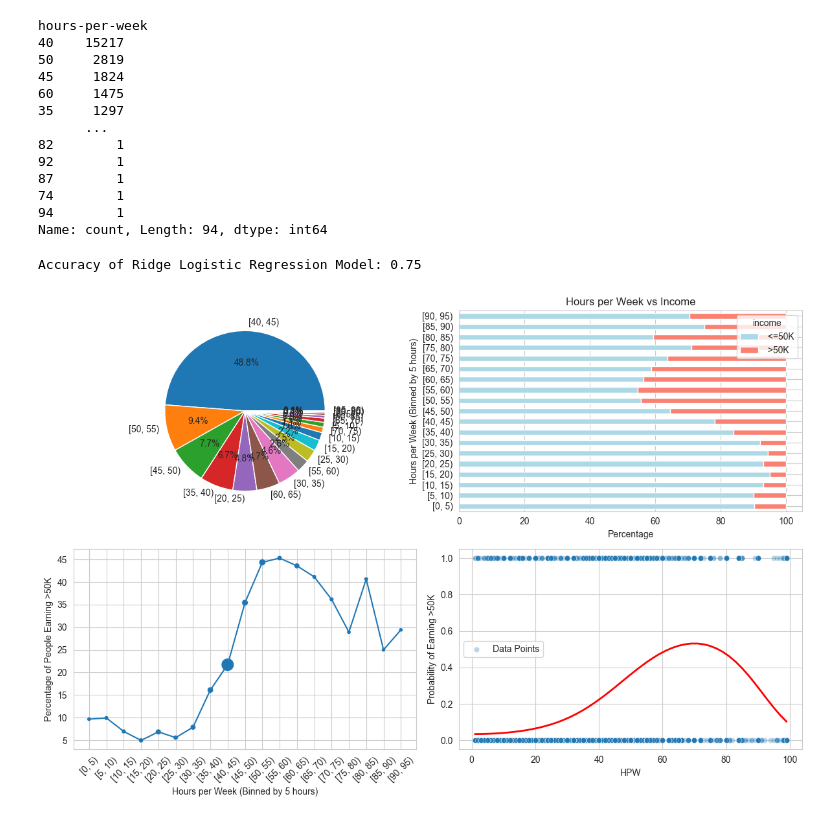
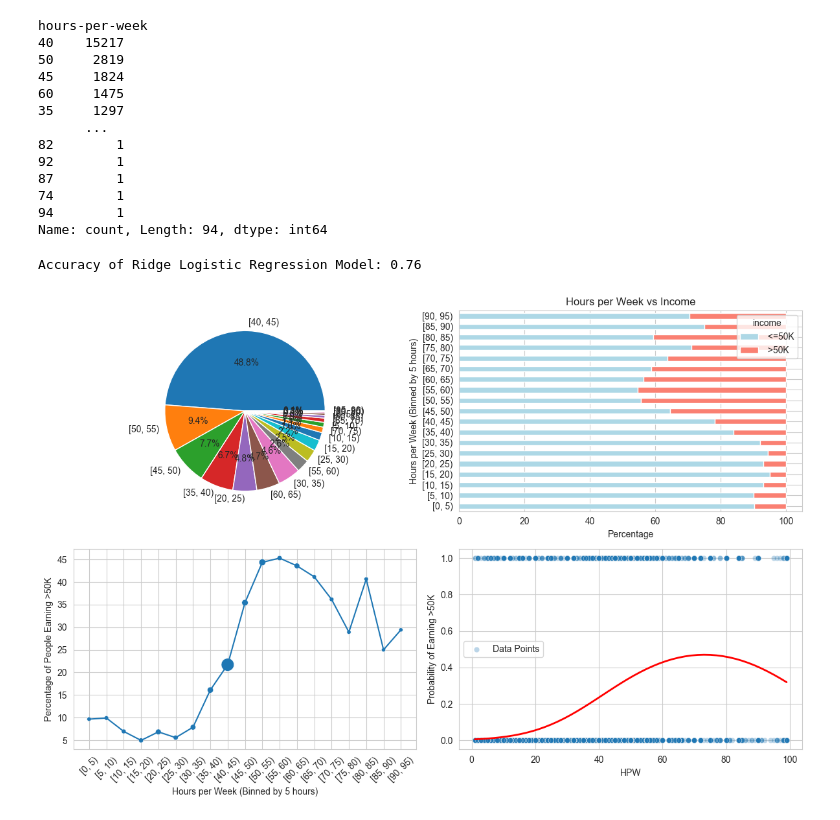
Before and after one commit to Farbod0o/Income-Analysis-in-Census-Data, a Jupyter notebook: CensusIncome.ipynb, the cells around one changed output. Drawn from its saved outputs; the diff is of its cells as text; code cells hidden in the pictures.

```diff
--- a/CensusIncome.ipynb
+++ b/CensusIncome.ipynb
@@ -263,34 +266,34 @@ plt.subplot(2, 2, 4)
 X = data['hours-per-week'].values
 X = X.reshape(-1, 1)
 y = data['income_numeric'].values
 
-poly = PolynomialFeatures(degree=3, include_bias=False)
+poly = PolynomialFeatures(degree=2, include_bias=False)
 X_poly = poly.fit_transform(X)
 
 X_train, X_test, y_train, y_test = train_test_split(X_poly, y, test_size=0.2)
 scaler = StandardScaler()
 X_train = scaler.fit_transform(X_train)
 X_test = scaler.transform(X_test)
 
 model = LogisticRegression()
 model.fit(X_train, y_train)
 y_pred = model.predict(X_test)
 
 hours_range = np.linspace(data['hours-per-week'].min(), data['hours-per-week'].max()).reshape(-1, 1)
 hours_range_poly = poly.transform(hours_range)
 hours_range_scaled = scaler.transform(hours_range_poly)
 probabilities_poly = model.predict_proba(hours_range_scaled)[:,1]
 accuracy_ridge = accuracy_score(y_test, y_pred)
 print(f'Accuracy of Ridge Logistic Regression Model: {accuracy_ridge:.2f}')
 
 sns.scatterplot(x='hours-per-week', y='income_numeric', data=data, alpha=0.3, label='Data Points')
-plt.plot(hours_range, probabilities_poly, color='red', label='Polynomial Logistic Regression', linewidth=2)
+plt.plot(hours_range, probabilities_poly, color='red', linewidth=2)
 plt.xlabel('HPW')
 plt.ylabel('Probability of Earning >50K')
 
 
 plt.tight_layout()
 plt.show()
 # %% [output]
-Accuracy of Ridge Logistic Regression Model: 0.75
+Accuracy of Ridge Logistic Regression Model: 0.76
-[figure, old version]
+[figure, new version]
```
Also changed, not shown: parts of 1 cell of this notebook.
